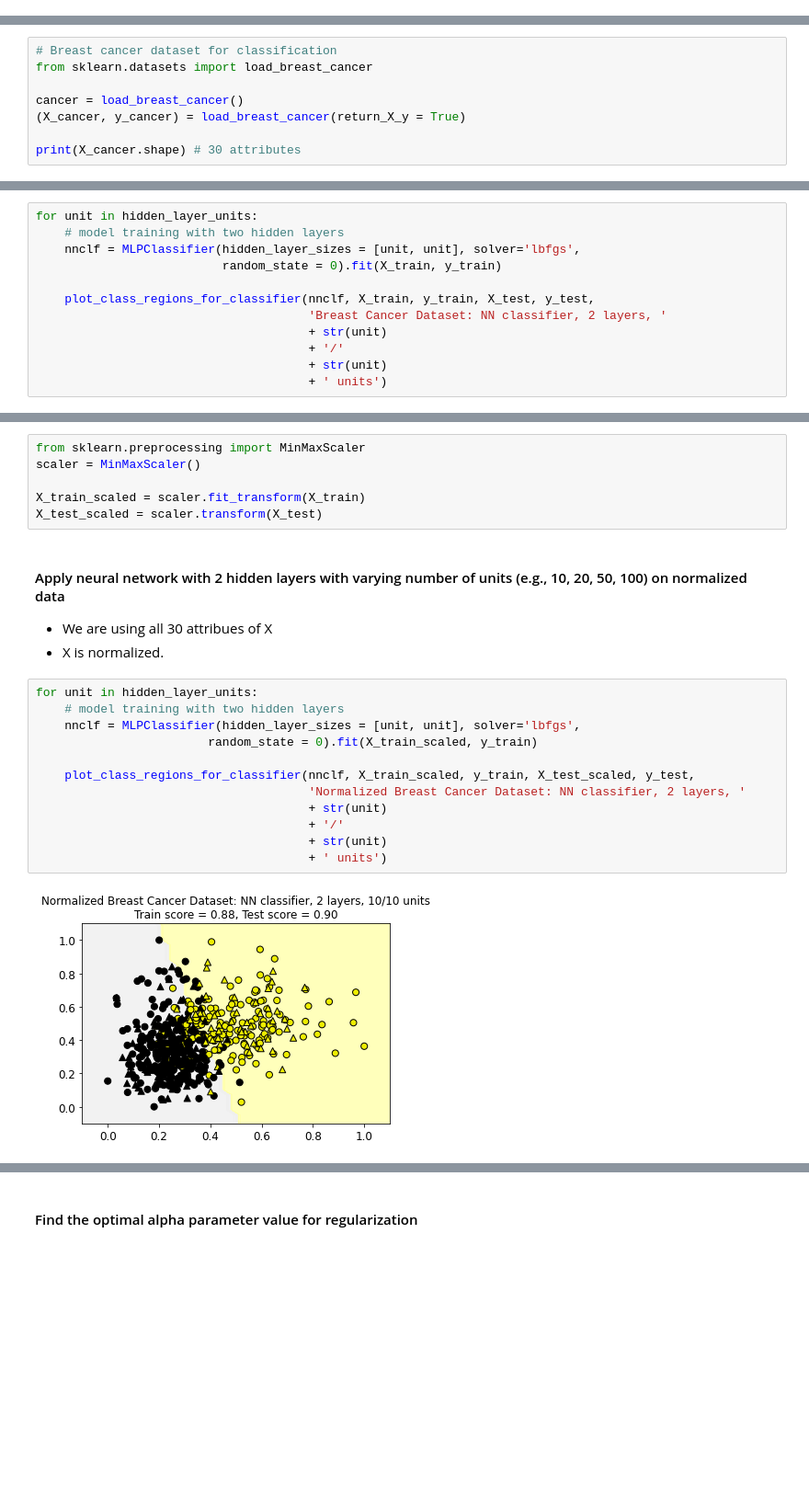
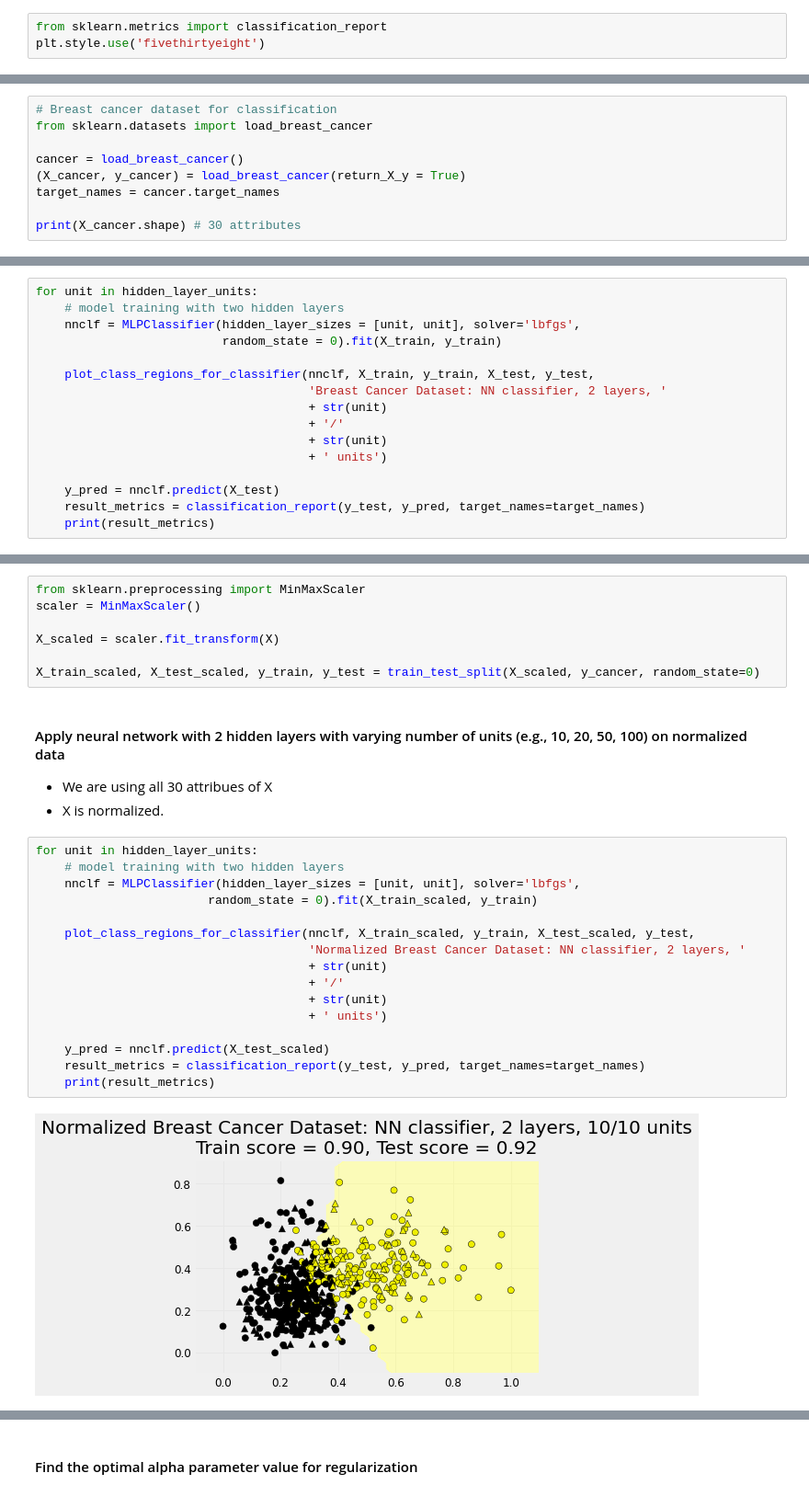
Before and after one commit to alarsen123/ML-HW, a Jupyter notebook: ME7_NN/ME7_NN/NN_basic.ipynb, the cells around one changed output, grey strips where cells are left out. Shown at 92% size. Drawn from its saved outputs; the diff is of its cells as text; blank space fills up the shorter version.

```diff
--- a/ME7_NN/ME7_NN/NN_basic.ipynb
+++ b/ME7_NN/ME7_NN/NN_basic.ipynb
@@ -471,6 +471,9 @@ Increase the number of iterations (max_iter) or scale the data as shown in:
     - 4. (extra) Build a NN model with 3 hidden layers and check if the model is improvled.
 
 - Compare the results without normalization and with normalization.
+# %%
+from sklearn.metrics import classification_report
+plt.style.use('fivethirtyeight')
 # %% [markdown]
 ### 1. Breast Cancer dataset
 # %%
@@ -479,6 +482,7 @@ from sklearn.datasets import load_breast_cancer
 
 cancer = load_breast_cancer()
 (X_cancer, y_cancer) = load_breast_cancer(return_X_y = True)
+target_names = cancer.target_names
 
 print(X_cancer.shape) # 30 attributes
 # %% [output]
@@ -530,4 +534,8 @@ for unit in hidden_layer_units:
                                       + '/'
                                       + str(unit)
                                       + ' units')
+
+    y_pred = nnclf.predict(X_test)
+    result_metrics = classification_report(y_test, y_pred, target_names=target_names)
+    print(result_metrics)
 # %% [output]
@@ -544,8 +584,9 @@ for unit in hidden_layer_units:
 from sklearn.preprocessing import MinMaxScaler
 scaler = MinMaxScaler()
 
-X_train_scaled = scaler.fit_transform(X_train)
-X_test_scaled = scaler.transform(X_test)
+X_scaled = scaler.fit_transform(X)
+
+X_train_scaled, X_test_scaled, y_train, y_test = train_test_split(X_scaled, y_cancer, random_state=0)
 # %% [markdown]
 #### Apply neural network with 2 hidden layers with varying number of units (e.g., 10, 20, 50, 100) on normalized data
 
@@ -554,14 +595,18 @@ X_test_scaled = scaler.transform(X_test)
 # %%
 for unit in hidden_layer_units:
     # model training with two hidden layers
     nnclf = MLPClassifier(hidden_layer_sizes = [unit, unit], solver='lbfgs',
                         random_state = 0).fit(X_train_scaled, y_train)
 
     plot_class_regions_for_classifier(nnclf, X_train_scaled, y_train, X_test_scaled, y_test,
                                       'Normalized Breast Cancer Dataset: NN classifier, 2 layers, '
                                       + str(unit)
                                       + '/'
                                       + str(unit)
                                       + ' units')
+
+    y_pred = nnclf.predict(X_test_scaled)
+    result_metrics = classification_report(y_test, y_pred, target_names=target_names)
+    print(result_metrics)
 # %% [output]
-[figure, old version]
+[figure, new version]
```
Also changed, not shown: parts of 23 cells of this notebook.
